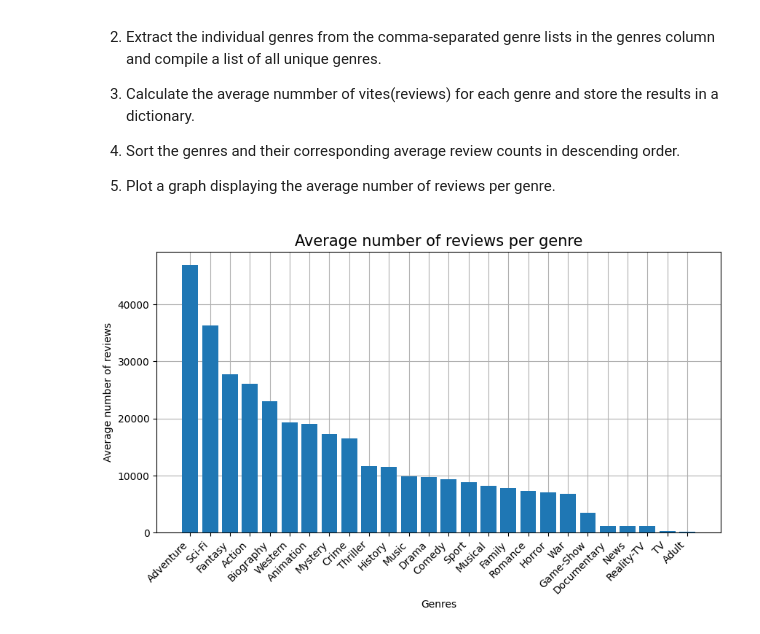
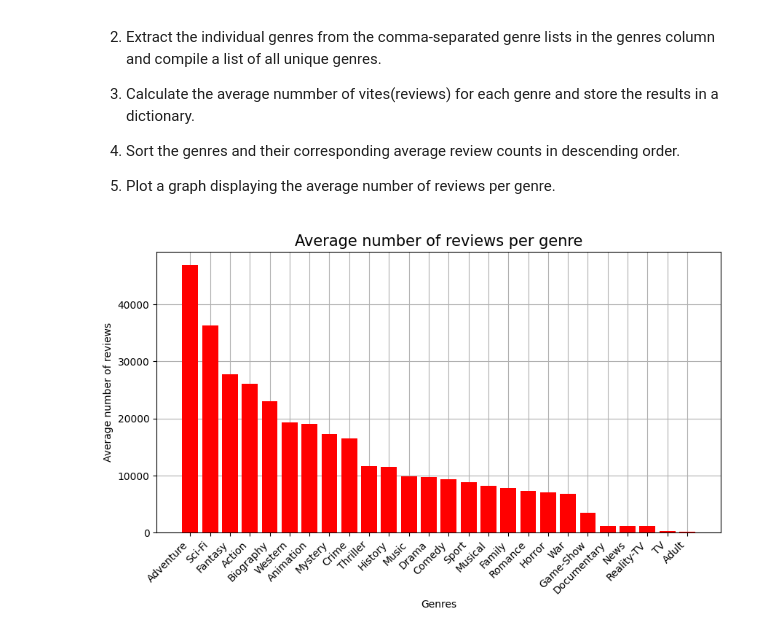
Before and after one commit to Wangari-web/dsc-phase-1-project-v2-4, a Jupyter notebook: student.ipynb, the cells around one changed output. Saved outputs shown, nothing was run; the diff lists cells and outputs as text; code cells hidden in the pictures.

```diff
--- a/student.ipynb
+++ b/student.ipynb
@@ -652,17 +652,24 @@ for genre in all_genres:
 sorted_genres = sorted(popularity, key = popularity.get, reverse=True)
 sorted_reviews = sorted(popularity.values(), reverse=True)
 # %%
-#plot the bar graph
 import matplotlib.pyplot as plt
 
 fig, ax = plt.subplots(figsize=(10, 5))
+
+# Plot the bar graph with red color
+ax.bar(sorted_genres, sorted_reviews, color='red', zorder=3)
+
+# Add grid lines
 ax.grid(zorder=0)
-ax.bar(sorted_genres, sorted_reviews, zorder=3)
+
+# Set labels and title
 ax.set_xlabel('Genres', fontsize=10)
 ax.set_ylabel('Average number of reviews', fontsize=10)
 ax.set_title('Average number of reviews per genre', fontsize=15)
+
+# Rotate x-axis labels for better readability
 plt.xticks(rotation=45, ha='right')
 
 plt.show()
 # %% [output]
-[figure, old version]
+[figure, new version]
```
Also changed, not shown: parts of 12 cells of this notebook.
